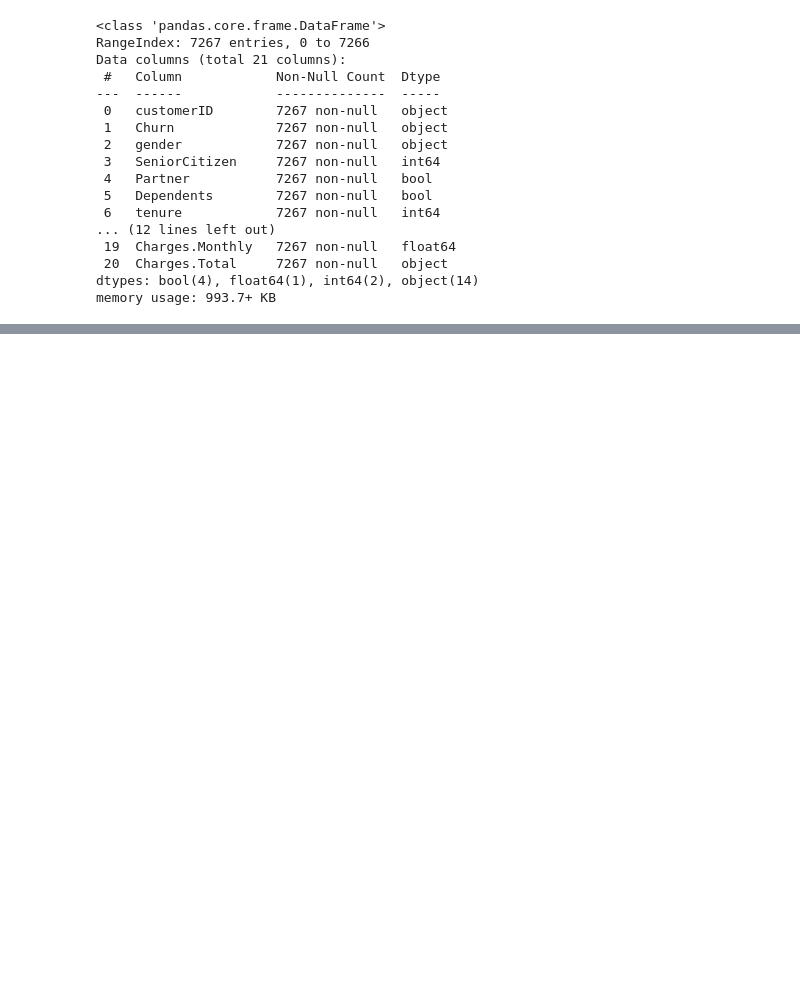
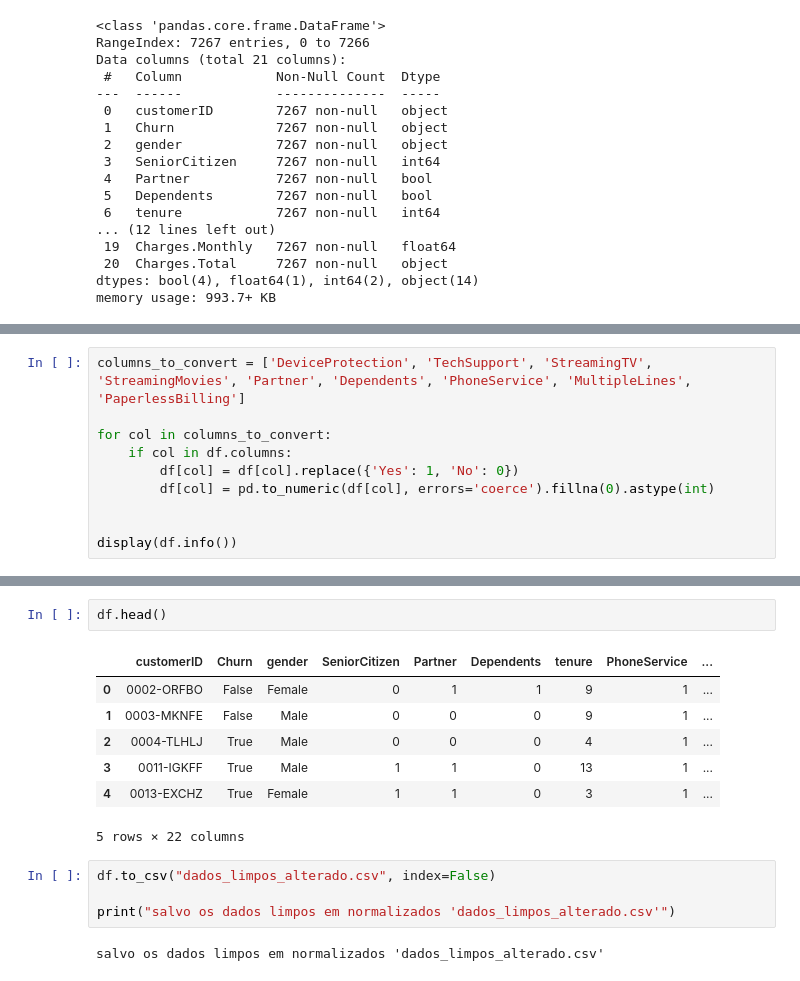
Before and after one commit to Laviniamadeira/TelecomX, a Jupyter notebook: TelecomX_BR.ipynb, the cells around one changed output, grey strips where cells are left out. Drawn from its saved outputs; the diff is of its cells as text; blank space fills up the shorter version.

```diff
--- a/TelecomX_BR.ipynb
+++ b/TelecomX_BR.ipynb
@@ -78,0 +134,10 @@ memory usage: 993.7+ KB
+# %%
+columns_to_convert = ['DeviceProtection', 'TechSupport', 'StreamingTV', 'StreamingMovies', 'Partner', 'Dependents', 'PhoneService', 'MultipleLines', 'PaperlessBilling']
+
+for col in columns_to_convert:
+    if col in df.columns:
+        df[col] = df[col].replace({'Yes': 1, 'No': 0})
+        df[col] = pd.to_numeric(df[col], errors='coerce').fillna(0).astype(int)
+
+
+display(df.info())
@@ -78,0 +163,16 @@ memory usage: 993.7+ KB
+# %%
+df.head()
+# %% [output]
+|  | customerID | Churn | gender | SeniorCitizen | Partner | Dependents | tenure | PhoneService | ... |
+| 0 | 0002-ORFBO | False | Female | 0 | 1 | 1 | 9 | 1 | ... |
+| 1 | 0003-MKNFE | False | Male | 0 | 0 | 0 | 9 | 1 | ... |
+| 2 | 0004-TLHLJ | True | Male | 0 | 0 | 0 | 4 | 1 | ... |
+| 3 | 0011-IGKFF | True | Male | 1 | 1 | 0 | 13 | 1 | ... |
+| 4 | 0013-EXCHZ | True | Female | 1 | 1 | 0 | 3 | 1 | ... |
+5 rows × 22 columns
+# %%
+df.to_csv("dados_limpos_alterado.csv", index=False)
+
+print("salvo os dados limpos em normalizados 'dados_limpos_alterado.csv'")
+# %% [output]
+salvo os dados limpos em normalizados 'dados_limpos_alterado.csv'
```
Also changed, not shown: parts of 7 cells of this notebook.
